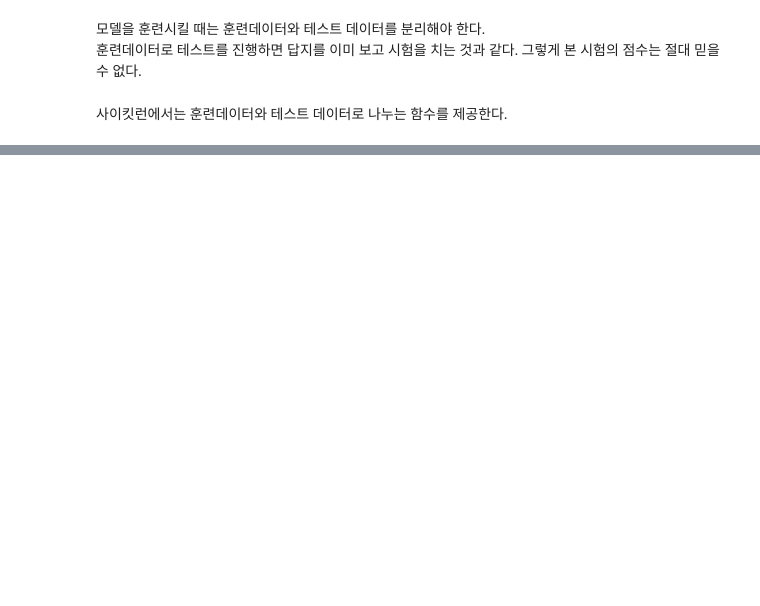
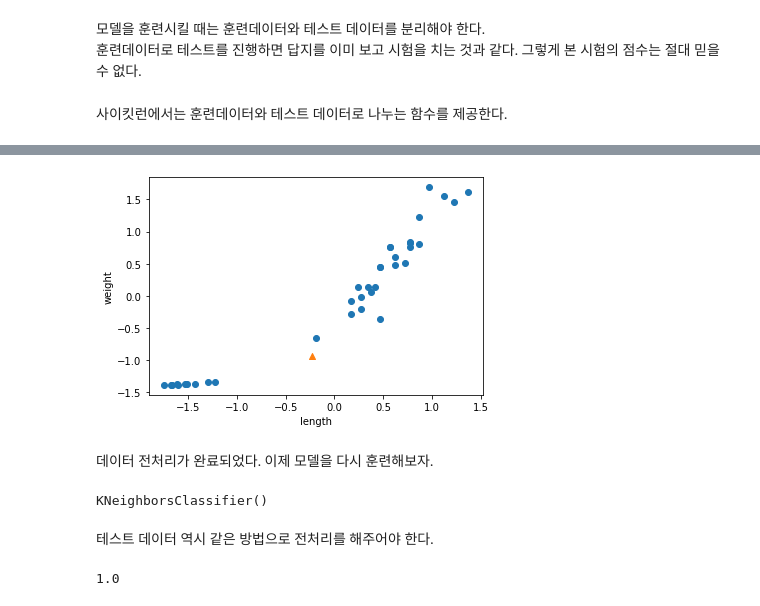
Before and after one commit to gyu6172/A.I_Study, a Jupyter notebook: 혼공머신/2. 데이터 다루기.ipynb, the cells around one changed output, grey strips where cells are left out. Drawn from its saved outputs; the diff is of its cells as text; code cells hidden in the pictures; blank space fills up the shorter version.

```diff
--- a/혼공머신/2. 데이터 다루기.ipynb
+++ b/혼공머신/2. 데이터 다루기.ipynb
@@ -60,0 +137,18 @@ train_test_split()함수를 사용하면 데이터를 훈련데이터와 테스
+# %%
+import matplotlib.pyplot as plt
+new = ([25,150]-mean)/std
+plt.scatter(train_input[:,0], train_input[:,1])
+plt.scatter(new[0],new[1], marker="^")
+plt.xlabel('length')
+plt.ylabel('weight')
+plt.show()
+# %% [output]
+[figure, added]
+# %% [markdown]
+데이터 전처리가 완료되었다. 이제 모델을 다시 훈련해보자.
+# %%
+kn.fit(train_input, train_target)
+# %% [output]
+KNeighborsClassifier()
+# %% [markdown]
+테스트 데이터 역시 같은 방법으로 전처리를 해주어야 한다.
@@ -60,0 +157,4 @@ train_test_split()함수를 사용하면 데이터를 훈련데이터와 테스
+# %%
+kn.score(test_input, test_target)
+# %% [output]
+1.0
```
Also changed, not shown: parts of 26 cells of this notebook.
